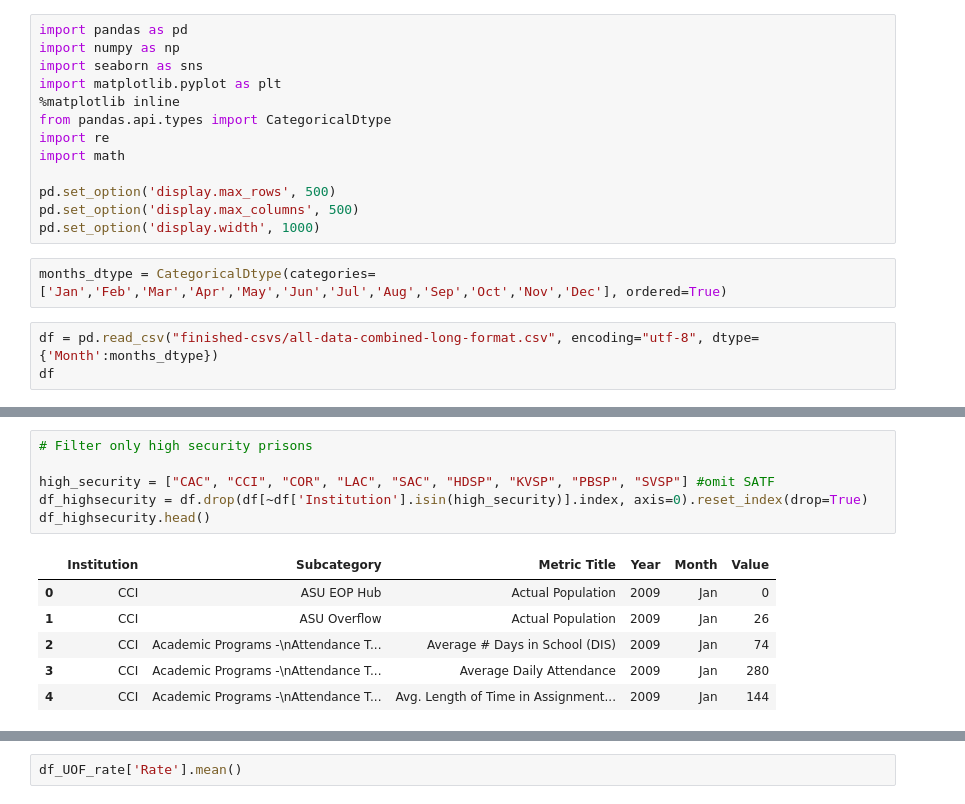
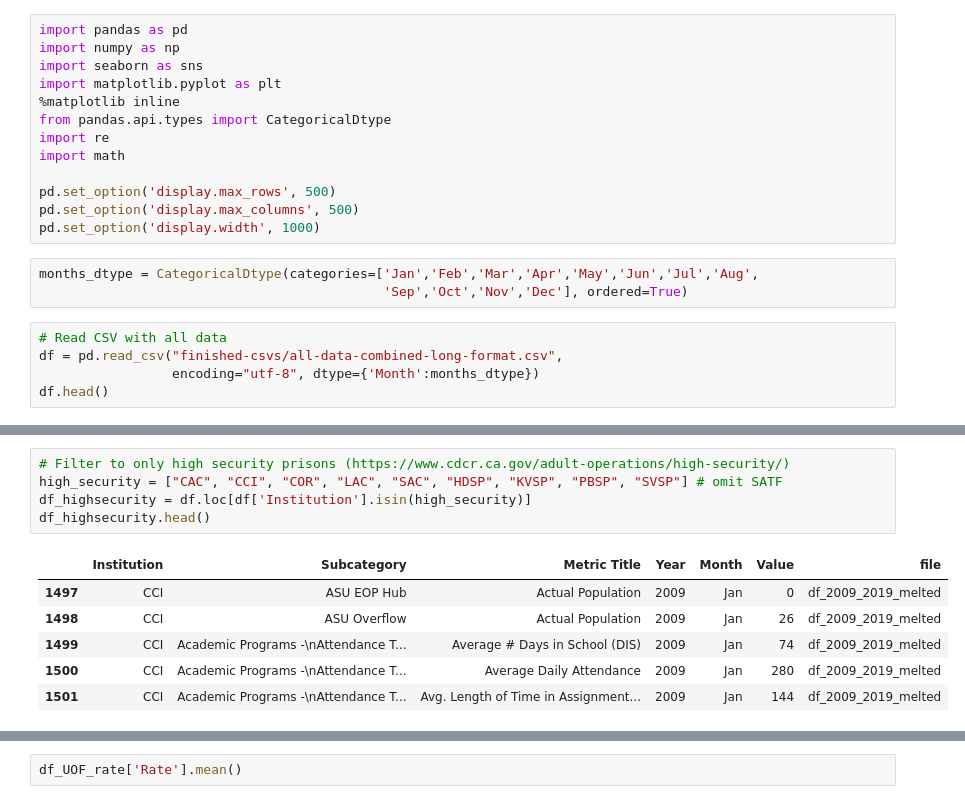
Before and after one commit to jrue/CDCR-Use-Of-Force-2009-2023, a Jupyter notebook: analysis.ipynb, the cells around one changed output, grey strips where cells are left out. Cells and saved outputs as stored; diff of their text form.

```diff
--- a/analysis.ipynb
+++ b/analysis.ipynb
@@ -12,8 +12,11 @@ pd.set_option('display.max_rows', 500)
 pd.set_option('display.max_columns', 500)
 pd.set_option('display.width', 1000)
 # %%
-months_dtype = CategoricalDtype(categories=['Jan','Feb','Mar','Apr','May','Jun','Jul','Aug','Sep','Oct','Nov','Dec'], ordered=True)
+months_dtype = CategoricalDtype(categories=['Jan','Feb','Mar','Apr','May','Jun','Jul','Aug',
+                                            'Sep','Oct','Nov','Dec'], ordered=True)
 # %%
-df = pd.read_csv("finished-csvs/all-data-combined-long-format.csv", encoding="utf-8", dtype={'Month':months_dtype})
-df
+# Read CSV with all data
+df = pd.read_csv("finished-csvs/all-data-combined-long-format.csv",
+                 encoding="utf-8", dtype={'Month':months_dtype})
+df.head()
 # %% [output]
@@ -33,15 +29,14 @@ df
 # %%
-# Filter only high security prisons
-
-high_security = ["CAC", "CCI", "COR", "LAC", "SAC", "HDSP", "KVSP", "PBSP", "SVSP"] #omit SATF
-df_highsecurity = df.drop(df[~df['Institution'].isin(high_security)].index, axis=0).reset_index(drop=True)
+# Filter to only high security prisons (https://www.cdcr.ca.gov/adult-operations/high-security/)
+high_security = ["CAC", "CCI", "COR", "LAC", "SAC", "HDSP", "KVSP", "PBSP", "SVSP"] # omit SATF
+df_highsecurity = df.loc[df['Institution'].isin(high_security)]
 df_highsecurity.head()
 # %% [output]
-|  | Institution | Subcategory | Metric Title | Year | Month | Value |
-| 0 | CCI | ASU EOP Hub | Actual Population | 2009 | Jan | 0 |
-| 1 | CCI | ASU Overflow | Actual Population | 2009 | Jan | 26 |
-| 2 | CCI | Academic Programs -\nAttendance T... | Average # Days in School (DIS) | 2009 | Jan | 74 |
-| 3 | CCI | Academic Programs -\nAttendance T... | Average Daily Attendance | 2009 | Jan | 280 |
-| 4 | CCI | Academic Programs -\nAttendance T... | Avg. Length of Time in Assignment... | 2009 | Jan | 144 |
+|  | Institution | Subcategory | Metric Title | Year | Month | Value | file |
+| 1497 | CCI | ASU EOP Hub | Actual Population | 2009 | Jan | 0 | df_2009_2019_melted |
+| 1498 | CCI | ASU Overflow | Actual Population | 2009 | Jan | 26 | df_2009_2019_melted |
+| 1499 | CCI | Academic Programs -\nAttendance T... | Average # Days in School (DIS) | 2009 | Jan | 74 | df_2009_2019_melted |
+| 1500 | CCI | Academic Programs -\nAttendance T... | Average Daily Attendance | 2009 | Jan | 280 | df_2009_2019_melted |
+| 1501 | CCI | Academic Programs -\nAttendance T... | Avg. Length of Time in Assignment... | 2009 | Jan | 144 | df_2009_2019_melted |
 # %%
 # See how many rows are duplicates
```
Also changed, not shown: parts of 19 cells of this notebook, 1 other file.
